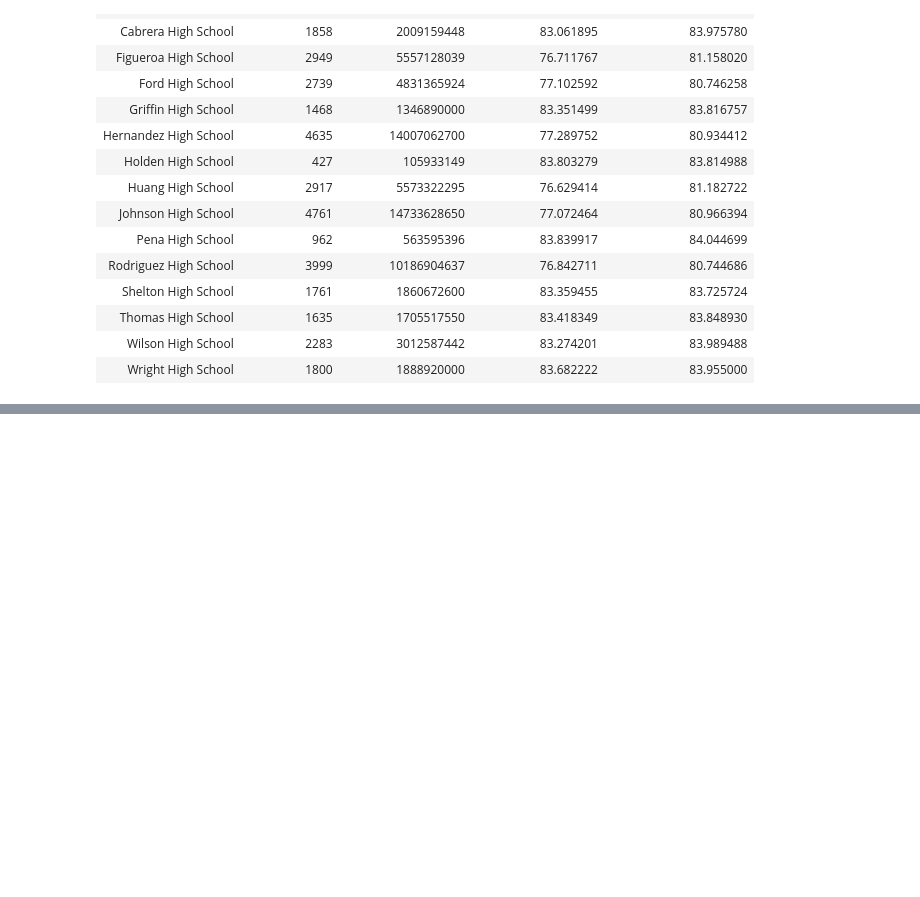
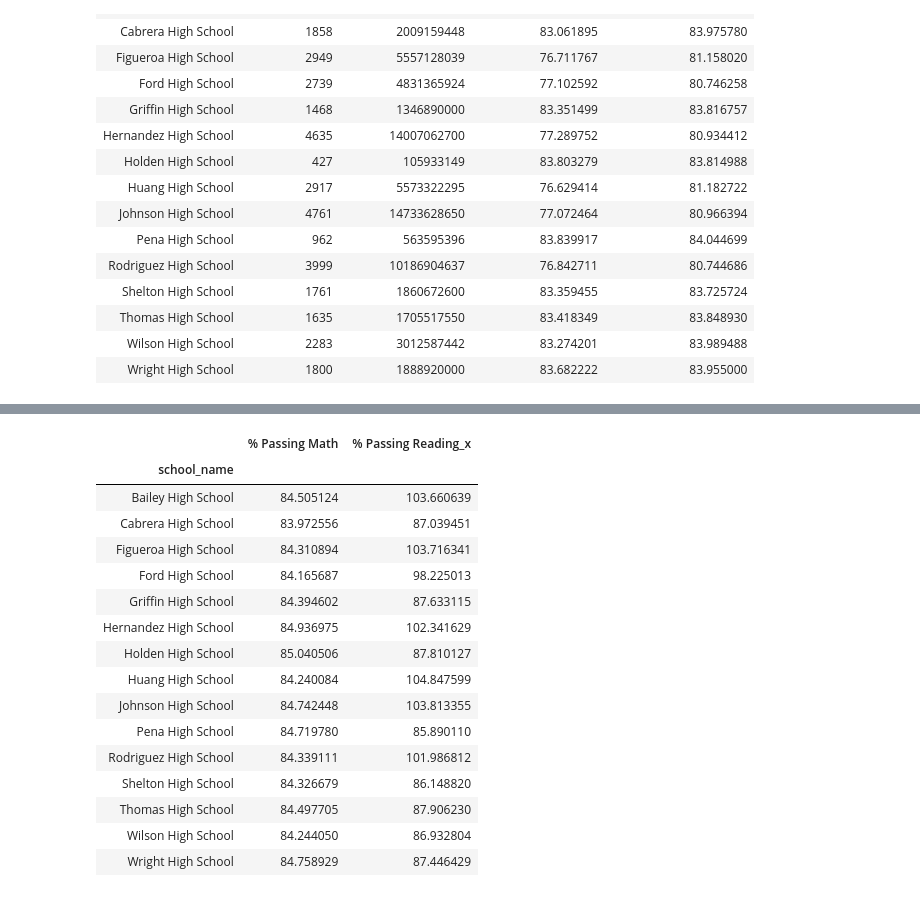
Before and after one commit to jran14/pandas-challenge, a Jupyter notebook: PyCitySchools/PyCitySchools.ipynb, the cells around one changed output, grey strips where cells are left out. Drawn from its saved outputs; the diff is of its cells as text; code cells hidden in the pictures; blank space fills up the shorter version.

```diff
--- a/PyCitySchools/PyCitySchools.ipynb
+++ b/PyCitySchools/PyCitySchools.ipynb
@@ -153,0 +221,23 @@ TypeError: '>=' not supported between instances of 'str' and 'int'
+# %%
+#merge the two datasets to merged df
+passing_merged=pd.merge(grouped_math,grouped_read, on='school_name')
+passing_merged= passing_merged.drop(columns=['Total_Score_x', 'Num_Score_x', 'Total_Score_y', 'Num_Score_y','% Passing Reading_y'])
+passing_merged
+# %% [output]
+|  | % Passing Math | % Passing Reading_x |
+| school_name |  |  |
+| Bailey High School | 84.505124 | 103.660639 |
+| Cabrera High School | 83.972556 | 87.039451 |
+| Figueroa High School | 84.310894 | 103.716341 |
+| Ford High School | 84.165687 | 98.225013 |
+| Griffin High School | 84.394602 | 87.633115 |
+| Hernandez High School | 84.936975 | 102.341629 |
+| Holden High School | 85.040506 | 87.810127 |
+| Huang High School | 84.240084 | 104.847599 |
+| Johnson High School | 84.742448 | 103.813355 |
+| Pena High School | 84.719780 | 85.890110 |
+| Rodriguez High School | 84.339111 | 101.986812 |
+| Shelton High School | 84.326679 | 86.148820 |
+| Thomas High School | 84.497705 | 87.906230 |
+| Wilson High School | 84.244050 | 86.932804 |
+| Wright High School | 84.758929 | 87.446429 |
```
Also changed, not shown: parts of 6 cells of this notebook.
